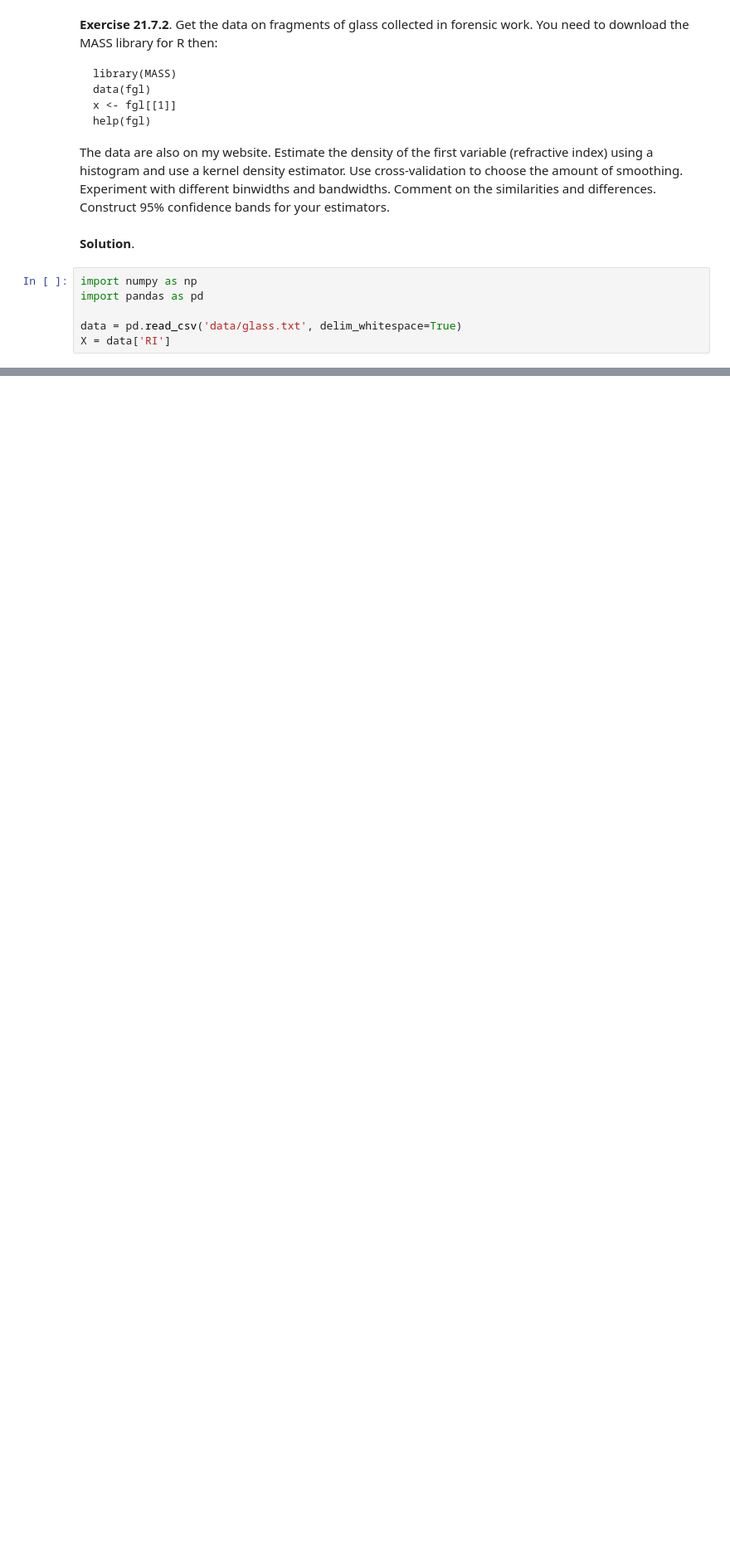
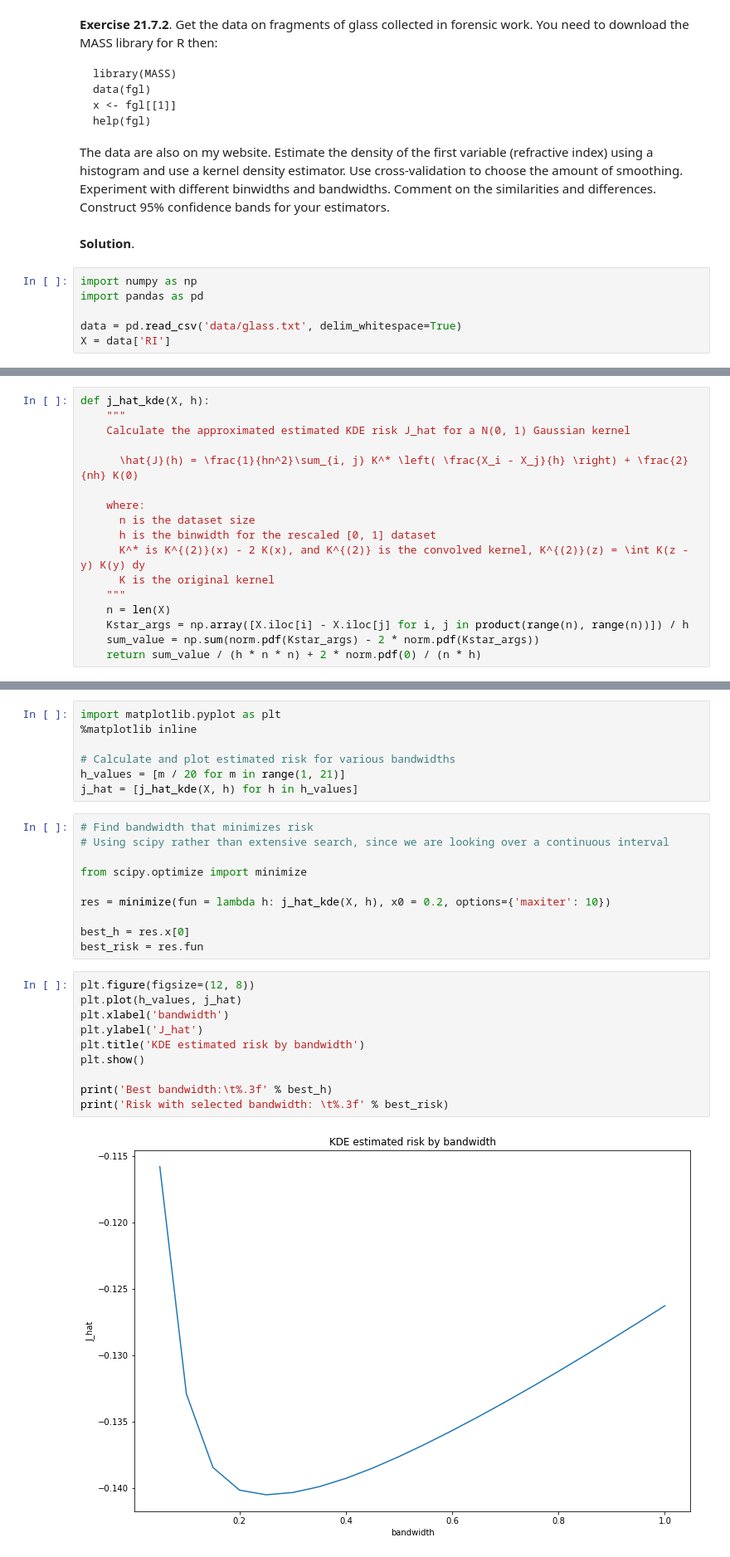
Before and after one commit to telmo-correa/all-of-statistics, a Jupyter notebook: chapter21.ipynb, the cells around one changed output, grey strips where cells are left out. Shown at 83% size. Cells and saved outputs as stored; diff of their text form; blank space fills up the shorter version.

```diff
--- a/chapter21.ipynb
+++ b/chapter21.ipynb
@@ -617,0 +662,17 @@ X = data['RI']
+# %%
+def j_hat_kde(X, h):
+    """
+    Calculate the approximated estimated KDE risk J_hat for a N(0, 1) Gaussian kernel
+
+      \hat{J}(h) = \frac{1}{hn^2}\sum_{i, j} K^* \left( \frac{X_i - X_j}{h} \right) + \frac{2}{nh} K(0)
+
+    where:
+      n is the dataset size
+      h is the binwidth for the rescaled [0, 1] dataset
+      K^* is K^{(2)}(x) - 2 K(x), and K^{(2)} is the convolved kernel, K^{(2)}(z) = \int K(z - y) K(y) dy
+      K is the original kernel
+    """
+    n = len(X)
+    Kstar_args = np.array([X.iloc[i] - X.iloc[j] for i, j in product(range(n), range(n))]) / h
+    sum_value = np.sum(norm.pdf(Kstar_args) - 2 * norm.pdf(Kstar_args))
+    return sum_value / (h * n * n) + 2 * norm.pdf(0) / (n * h)
@@ -617,0 +803,29 @@ X = data['RI']
+# %%
+import matplotlib.pyplot as plt
+%matplotlib inline
+
+# Calculate and plot estimated risk for various bandwidths
+h_values = [m / 20 for m in range(1, 21)]
+j_hat = [j_hat_kde(X, h) for h in h_values]
+# %%
+# Find bandwidth that minimizes risk
+# Using scipy rather than extensive search, since we are looking over a continuous interval
+
+from scipy.optimize import minimize
+
+res = minimize(fun = lambda h: j_hat_kde(X, h), x0 = 0.2, options={'maxiter': 10})
+
+best_h = res.x[0]
+best_risk = res.fun
+# %%
+plt.figure(figsize=(12, 8))
+plt.plot(h_values, j_hat)
+plt.xlabel('bandwidth')
+plt.ylabel('J_hat')
+plt.title('KDE estimated risk by bandwidth')
+plt.show()
+
+print('Best bandwidth:\t%.3f' % best_h)
+print('Risk with selected bandwidth: \t%.3f' % best_risk)
+# %% [output]
+[figure, added]
```
Also changed, not shown: parts of 15 cells of this notebook.
